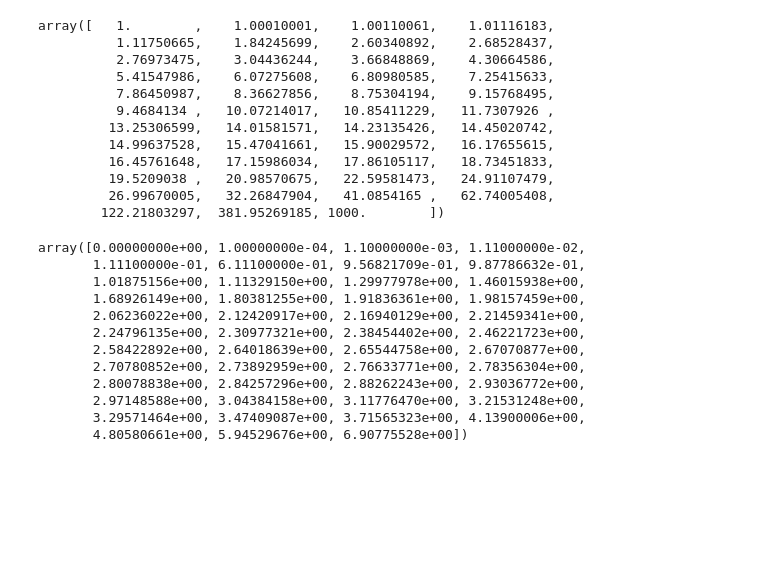
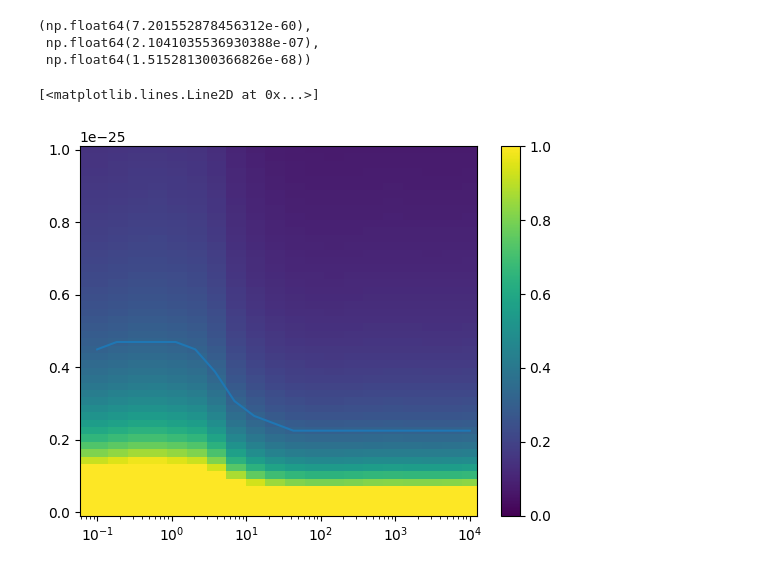
Before and after one commit to bcimring/thermal_relics, a Jupyter notebook: relic_abundance.ipynb, the cells around one changed output. Saved outputs shown, nothing was run; the diff lists cells and outputs as text; code cells hidden in the pictures; blank space fills up the shorter version.

```diff
--- a/relic_abundance.ipynb
+++ b/relic_abundance.ipynb
@@ -116,30 +156,46 @@ array([   1.        ,    1.00069108,    1.00138264, ...,  998.61926487,
-# %%
-x_sol
-# %% [output]
-array([   1.        ,    1.00010001,    1.00110061,    1.01116183,
-          1.11750665,    1.84245699,    2.60340892,    2.68528437,
-          2.76973475,    3.04436244,    3.66848869,    4.30664586,
-          5.41547986,    6.07275608,    6.80980585,    7.25415633,
-          7.86450987,    8.36627856,    8.75304194,    9.15768495,
-          9.4684134 ,   10.07214017,   10.85411229,   11.7307926 ,
-         13.25306599,   14.01581571,   14.23135426,   14.45020742,
-         14.99637528,   15.47041661,   15.90029572,   16.17655615,
-         16.45761648,   17.15986034,   17.86105117,   18.73451833,
-         19.5209038 ,   20.98570675,   22.59581473,   24.91107479,
-         26.99670005,   32.26847904,   41.0854165 ,   62.74005408,
-        122.21803297,  381.95269185, 1000.        ])
-# %%
-u_sol
-# %% [output]
-array([0.00000000e+00, 1.00000000e-04, 1.10000000e-03, 1.11000000e-02,
-       1.11100000e-01, 6.11100000e-01, 9.56821709e-01, 9.87786632e-01,
-       1.01875156e+00, 1.11329150e+00, 1.29977978e+00, 1.46015938e+00,
-       1.68926149e+00, 1.80381255e+00, 1.91836361e+00, 1.98157459e+00,
-       2.06236022e+00, 2.12420917e+00, 2.16940129e+00, 2.21459341e+00,
-       2.24796135e+00, 2.30977321e+00, 2.38454402e+00, 2.46221723e+00,
-       2.58422892e+00, 2.64018639e+00, 2.65544758e+00, 2.67070877e+00,
-       2.70780852e+00, 2.73892959e+00, 2.76633771e+00, 2.78356304e+00,
-       2.80078838e+00, 2.84257296e+00, 2.88262243e+00, 2.93036772e+00,
-       2.97148588e+00, 3.04384158e+00, 3.11776470e+00, 3.21531248e+00,
-       3.29571464e+00, 3.47409087e+00, 3.71565323e+00, 4.13900006e+00,
-       4.80580661e+00, 5.94529676e+00, 6.90775528e+00])
+# %%
+t = 5
+n_eq_0 = n_eq(np.exp(0), 100) # Equilibrium number density
+s_0 = s(np.exp(0), 100)  # Entropy density
+y_0 = n_eq_0/s_0
+n_eq_u = n_eq(np.exp(t), 100) # Equilibrium number density
+s_u = s(np.exp(t), 100)  # Entropy density
+y = n_eq_u/s_u
+
+100*y/y_0
+
+100*y/y_0, s_u/s_0, n_eq_u/n_eq_0
+# %% [output]
+(np.float64(7.201552878456312e-60),
+ np.float64(2.1041035536930388e-07),
+ np.float64(1.515281300366826e-68))
+# %%
+m_DM_list = np.logspace(-1, 4, 20)
+sigma_v_list = np.linspace(0, 10e-26, 50)
+u = np.logspace(0, 3, 1000)  # From x=1 to x=100
+x = np.exp(u)
+
+
+sigma_v_res = np.zeros(shape=(len(m_DM_list), len(sigma_v_list)))
+for i, m_DM in enumerate(m_DM_list):
+    n_eq_0 = n_eq(x[0], m_DM)
+    s_0 = s(x[0], m_DM)
+    W_0 = np.log(n_eq_0/s_0)
+
+    for j, sigma_v in enumerate(sigma_v_list):
+        u_sol, W, Omega_hh_DM = solve_boltzmann_W(u, m_DM, sigma_v, W_0=W_0)
+
+        sigma_v_res[i][j] = Omega_hh_DM
+# %%
+pcm = plt.pcolormesh(m_DM_list, sigma_v_list, sigma_v_res.T, shading='auto', vmin=0, vmax=1)
+plt.colorbar(pcm)
+plt.xscale('log')
+
+sigma_v_match = []
+for i, m in enumerate(m_DM_list):
+    sigma_v_match.append(sigma_v_list[np.argmin(np.abs(sigma_v_res[i, :]/2.8 - 0.112))])
+
+plt.plot(m_DM_list, sigma_v_match)
+# %% [output]
+[<matplotlib.lines.Line2D at 0x...>]
+[figure, added]
```
Also changed, not shown: parts of 7 cells of this notebook, 4 other files.
